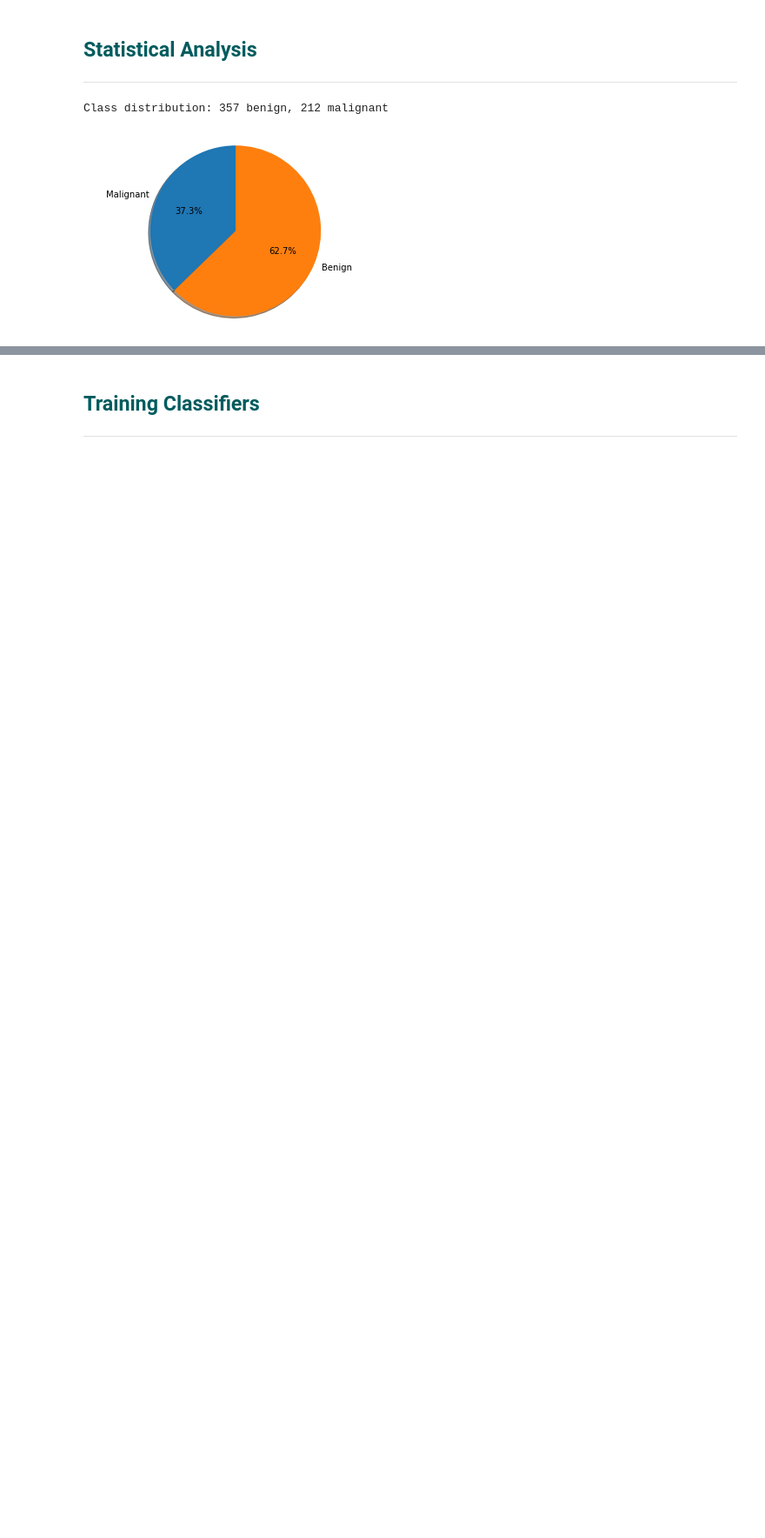
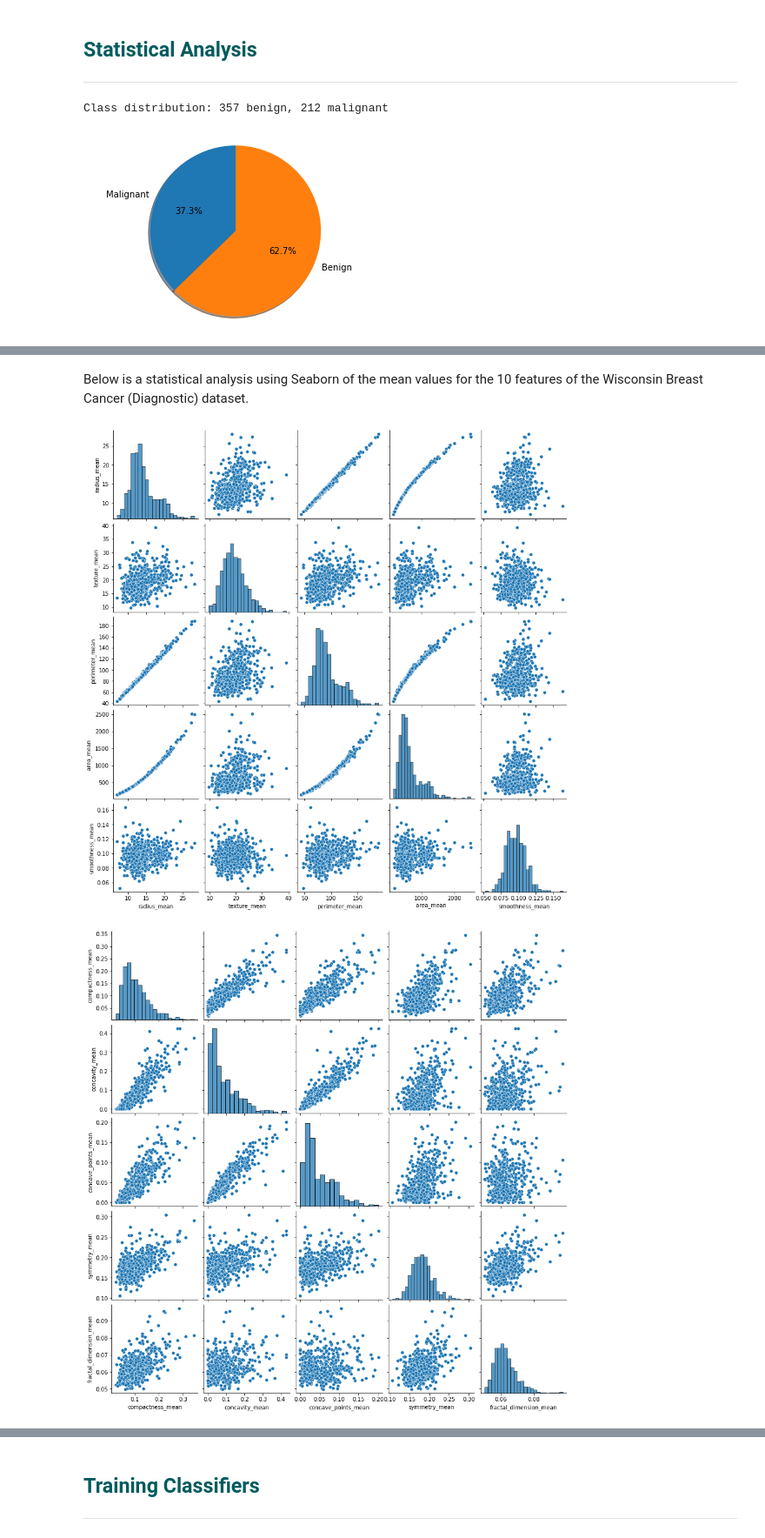
Before and after one commit to micheal-mcenery/Project2-PFDA-, a Jupyter notebook: Project 2.ipynb, the cells around one changed output, grey strips where cells are left out. Shown: that part at 87% size. Saved outputs shown, nothing was run; the diff lists cells and outputs as text; code cells hidden in the pictures; blank space fills up the shorter version.

```diff
--- a/Project 2.ipynb
+++ b/Project 2.ipynb
@@ -103,0 +79,17 @@ Below are a series of bar charts displaying the mean, standard error, and worst
+# %% [markdown]
+Below is a statistical analysis using Seaborn of the mean values for the 10 features of the Wisconsin Breast Cancer (Diagnostic) dataset.
+# %%
+import seaborn
+
+first_mean_data = data.drop(["id", "diagnosis", "compactness_mean", "concavity_mean", "concave_points_mean", "symmetry_mean", "fractal_dimension_mean", "radius_se", "texture_se", "perimeter_se", "area_se", "smoothness_se", "compactness_se", "concavity_se", "concave_points_se", "symmetry_se", "fractal_dimension_se", "radius_worst", "texture_worst", "perimeter_worst", "area_worst", "smoothness_worst", "compactness_worst", "concavity_worst", "concave_points_worst", "symmetry_worst", "fractal_dimension_worst"], axis=1)
+
+seaborn.pairplot(first_mean_data)
+plt.show()
+
+second_mean_data = data.drop(["id", "diagnosis", "radius_mean", "texture_mean", "perimeter_mean", "area_mean ", "smoothness_mean", "radius_se", "texture_se", "perimeter_se", "area_se", "smoothness_se", "compactness_se", "concavity_se", "concave_points_se", "symmetry_se", "fractal_dimension_se", "radius_worst", "texture_worst", "perimeter_worst", "area_worst", "smoothness_worst", "compactness_worst", "concavity_worst", "concave_points_worst", "symmetry_worst", "fractal_dimension_worst"], axis=1)
+
+seaborn.pairplot(second_mean_data)
+plt.show()
+# %% [output]
+[figure, added]
+[figure, added]
```
Also changed, not shown: parts of 5 cells of this notebook.
